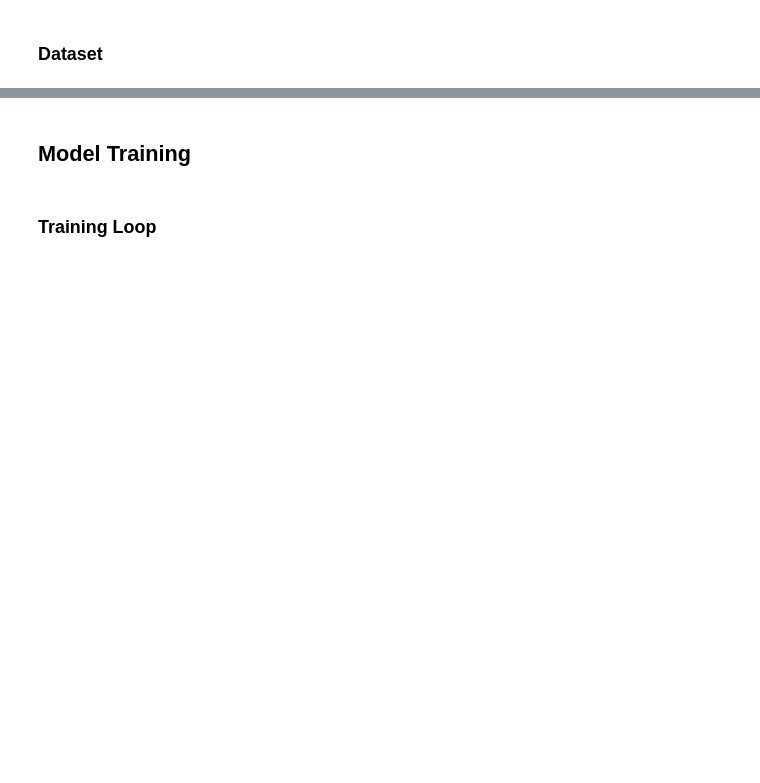
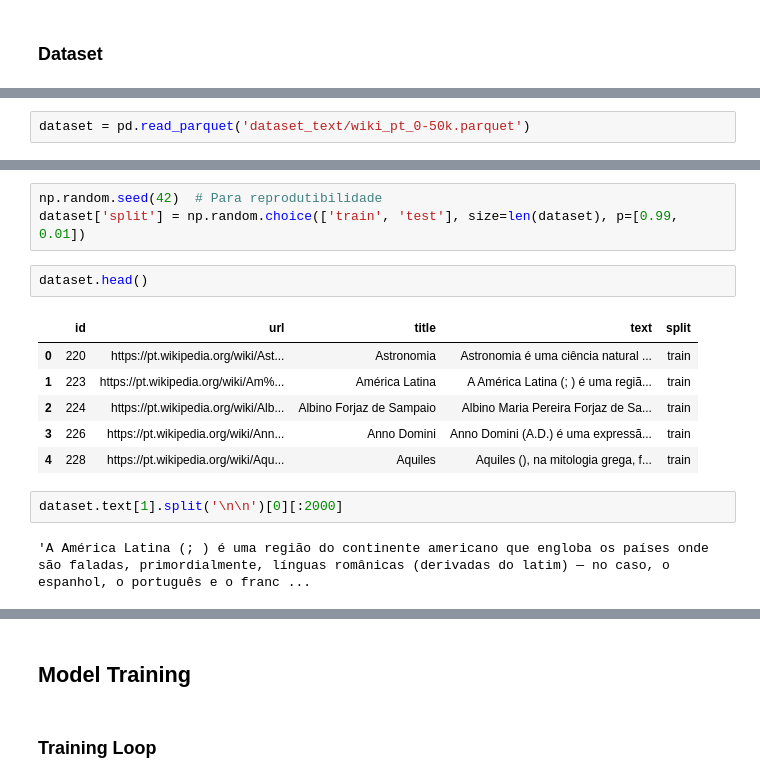
Before and after one commit to FernandoRFranca/transformer-fernando, a Jupyter notebook: model_training_20250619.ipynb, the cells around one changed output, grey strips where cells are left out. Cells and saved outputs as stored; diff of their text form; blank space fills up the shorter version.

Commit message:
Wikipedia model training pipeline updated.

```diff
--- a/model_training_20250619.ipynb
+++ b/model_training_20250619.ipynb
@@ -178,0 +204,2 @@ class TokenizerChar:
+# %%
+dataset = pd.read_parquet('dataset_text/wiki_pt_0-50k.parquet')
@@ -178,0 +215,16 @@ class TokenizerChar:
+# %%
+np.random.seed(42)  # Para reprodutibilidade
+dataset['split'] = np.random.choice(['train', 'test'], size=len(dataset), p=[0.99, 0.01])
+# %%
+dataset.head()
+# %% [output]
+|  | id | url | title | text | split |
+| 0 | 220 | https://pt.wikipedia.org/wiki/Ast... | Astronomia | Astronomia é uma ciência natural ... | train |
+| 1 | 223 | https://pt.wikipedia.org/wiki/Am%... | América Latina | A América Latina (; ) é uma regiã... | train |
+| 2 | 224 | https://pt.wikipedia.org/wiki/Alb... | Albino Forjaz de Sampaio | Albino Maria Pereira Forjaz de Sa... | train |
+| 3 | 226 | https://pt.wikipedia.org/wiki/Ann... | Anno Domini | Anno Domini (A.D.) é uma expressã... | train |
+| 4 | 228 | https://pt.wikipedia.org/wiki/Aqu... | Aquiles | Aquiles (), na mitologia grega, f... | train |
+# %%
+dataset.text[1].split('\n\n')[0][:2000]
+# %% [output]
+'A América Latina (; ) é uma região do continente americano que engloba os países onde são faladas, primordialmente, línguas românicas (derivadas do latim) — no caso, o espanhol, o português e o franc ...
```
Also changed, not shown: parts of 29 cells of this notebook.
